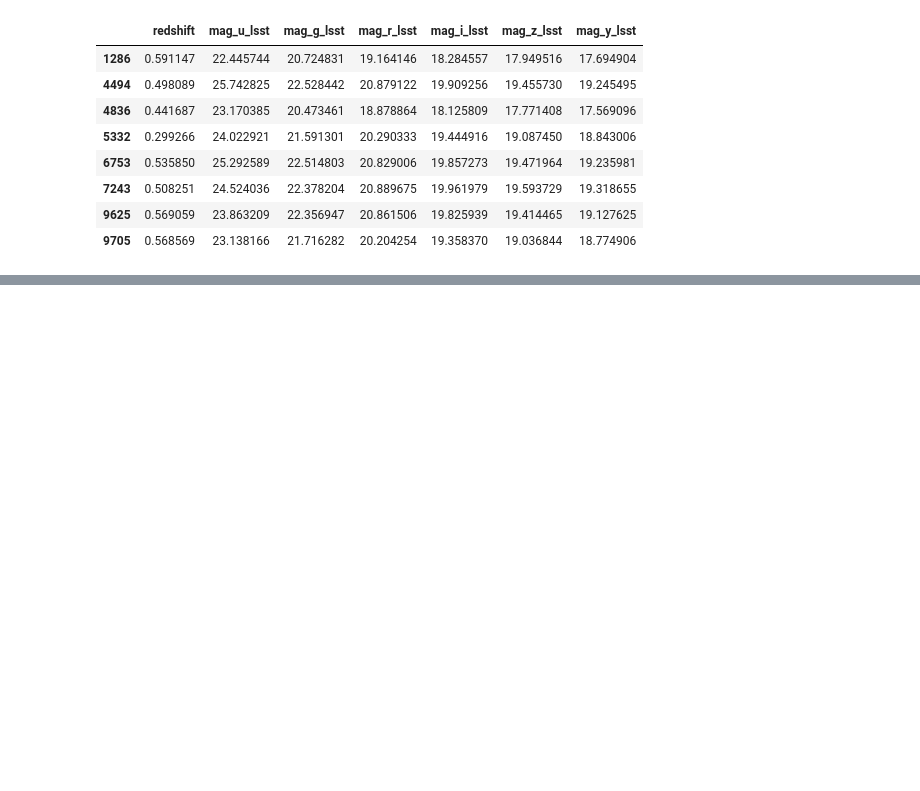
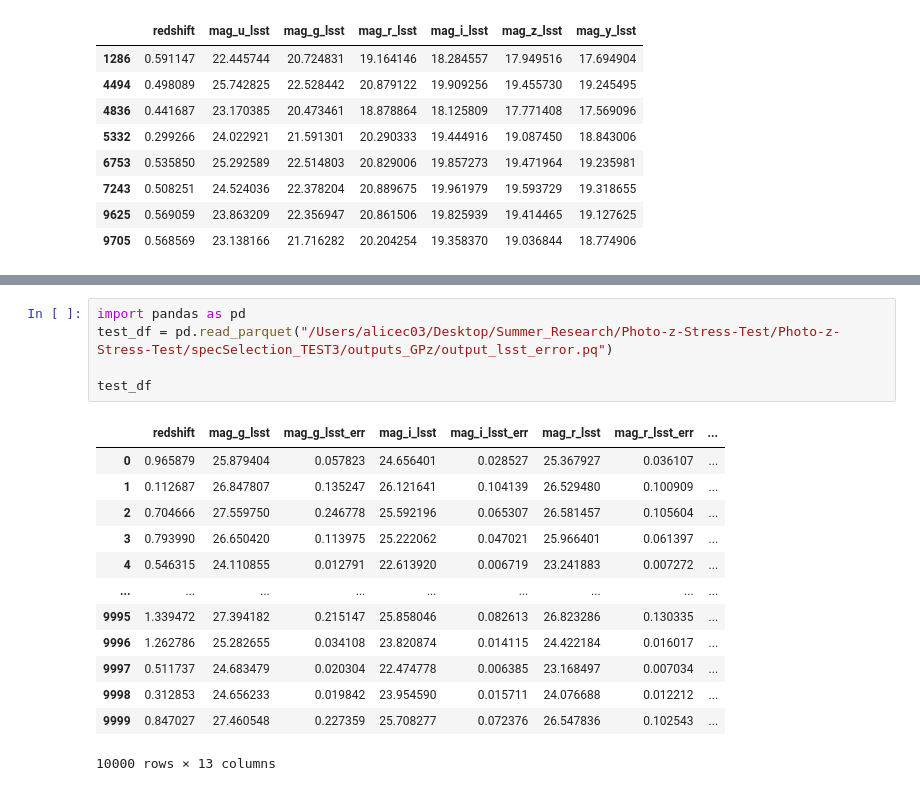
Before and after one commit to alice-crafford/Photo-z-Stress-Test, a Jupyter notebook: Test_Pipeline.ipynb, the cells around one changed output, grey strips where cells are left out. Drawn from its saved outputs; the diff is of its cells as text; blank space fills up the shorter version.

```diff
--- a/Test_Pipeline.ipynb
+++ b/Test_Pipeline.ipynb
@@ -1513,0 +1655,19 @@ Job estimate_PZFlow has completed successfully!
+# %%
+import pandas as pd
+test_df = pd.read_parquet("/Users/alicec03/Desktop/Summer_Research/Photo-z-Stress-Test/Photo-z-Stress-Test/specSelection_TEST3/outputs_GPz/output_lsst_error.pq")
+
+test_df
+# %% [output]
+|  | redshift | mag_g_lsst | mag_g_lsst_err | mag_i_lsst | mag_i_lsst_err | mag_r_lsst | mag_r_lsst_err | ... |
+| 0 | 0.965879 | 25.879404 | 0.057823 | 24.656401 | 0.028527 | 25.367927 | 0.036107 | ... |
+| 1 | 0.112687 | 26.847807 | 0.135247 | 26.121641 | 0.104139 | 26.529480 | 0.100909 | ... |
+| 2 | 0.704666 | 27.559750 | 0.246778 | 25.592196 | 0.065307 | 26.581457 | 0.105604 | ... |
+| 3 | 0.793990 | 26.650420 | 0.113975 | 25.222062 | 0.047021 | 25.966401 | 0.061397 | ... |
+| 4 | 0.546315 | 24.110855 | 0.012791 | 22.613920 | 0.006719 | 23.241883 | 0.007272 | ... |
+| ... | ... | ... | ... | ... | ... | ... | ... | ... |
+| 9995 | 1.339472 | 27.394182 | 0.215147 | 25.858046 | 0.082613 | 26.823286 | 0.130335 | ... |
+| 9996 | 1.262786 | 25.282655 | 0.034108 | 23.820874 | 0.014115 | 24.422184 | 0.016017 | ... |
+| 9997 | 0.511737 | 24.683479 | 0.020304 | 22.474778 | 0.006385 | 23.168497 | 0.007034 | ... |
+| 9998 | 0.312853 | 24.656233 | 0.019842 | 23.954590 | 0.015711 | 24.076688 | 0.012212 | ... |
+| 9999 | 0.847027 | 27.460548 | 0.227359 | 25.708277 | 0.072376 | 26.547836 | 0.102543 | ... |
+10000 rows × 13 columns
```
Also changed, not shown: parts of 23 cells of this notebook.
